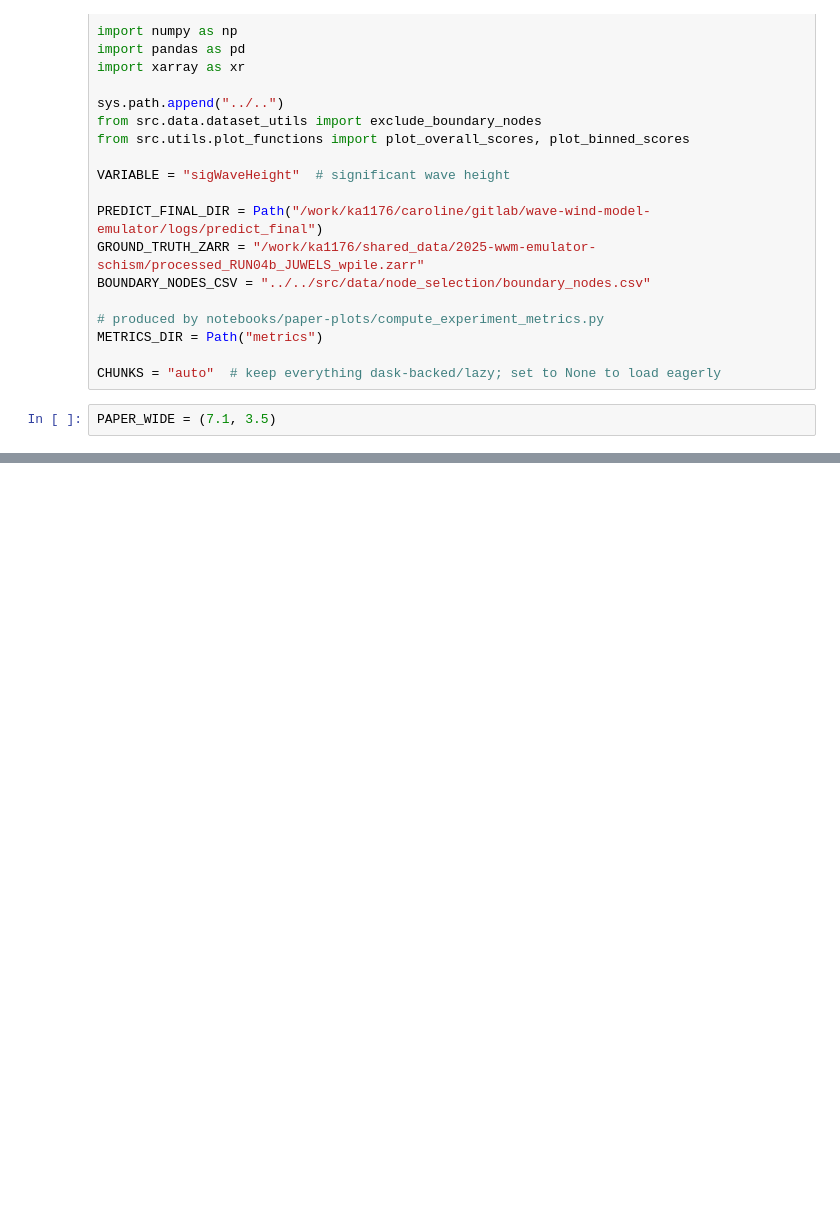
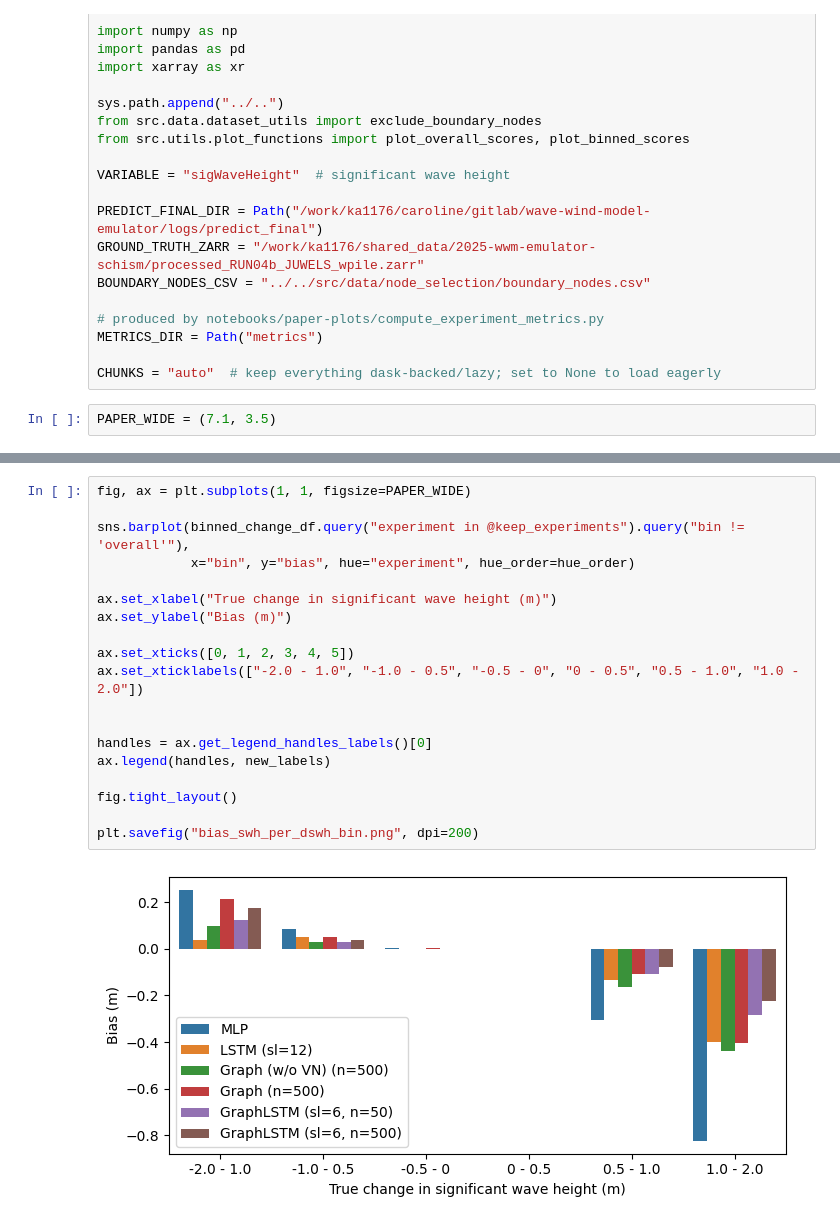
Before and after one commit to crlna16/windwavenet, a Jupyter notebook: notebooks/paper-plots/Evaluation.ipynb, the cells around one changed output, grey strips where cells are left out. Drawn from its saved outputs; the diff is of its cells as text; blank space fills up the shorter version.

```diff
--- a/notebooks/paper-plots/Evaluation.ipynb
+++ b/notebooks/paper-plots/Evaluation.ipynb
@@ -166,0 +229,21 @@ Check if nodes that are further away from the graph center node have higher RMSE
+# %%
+fig, ax = plt.subplots(1, 1, figsize=PAPER_WIDE)
+
+sns.barplot(binned_change_df.query("experiment in @keep_experiments").query("bin != 'overall'"),
+            x="bin", y="bias", hue="experiment", hue_order=hue_order)
+
+ax.set_xlabel("True change in significant wave height (m)")
+ax.set_ylabel("Bias (m)")
+
+ax.set_xticks([0, 1, 2, 3, 4, 5])
+ax.set_xticklabels(["-2.0 - 1.0", "-1.0 - 0.5", "-0.5 - 0", "0 - 0.5", "0.5 - 1.0", "1.0 - 2.0"])
+
+
+handles = ax.get_legend_handles_labels()[0]
+ax.legend(handles, new_labels)
+
+fig.tight_layout()
+
+plt.savefig("bias_swh_per_dswh_bin.png", dpi=200)
+# %% [output]
+[figure, added]
```
Also changed, not shown: parts of 28 cells of this notebook, 2 other files.
